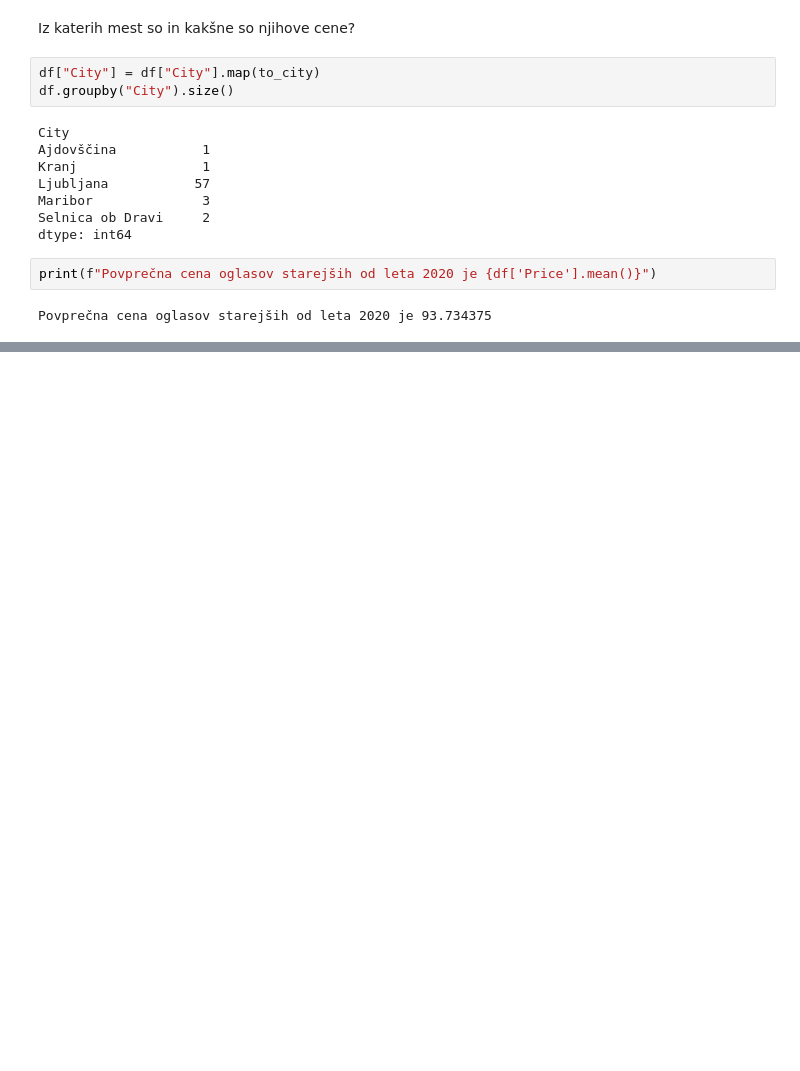
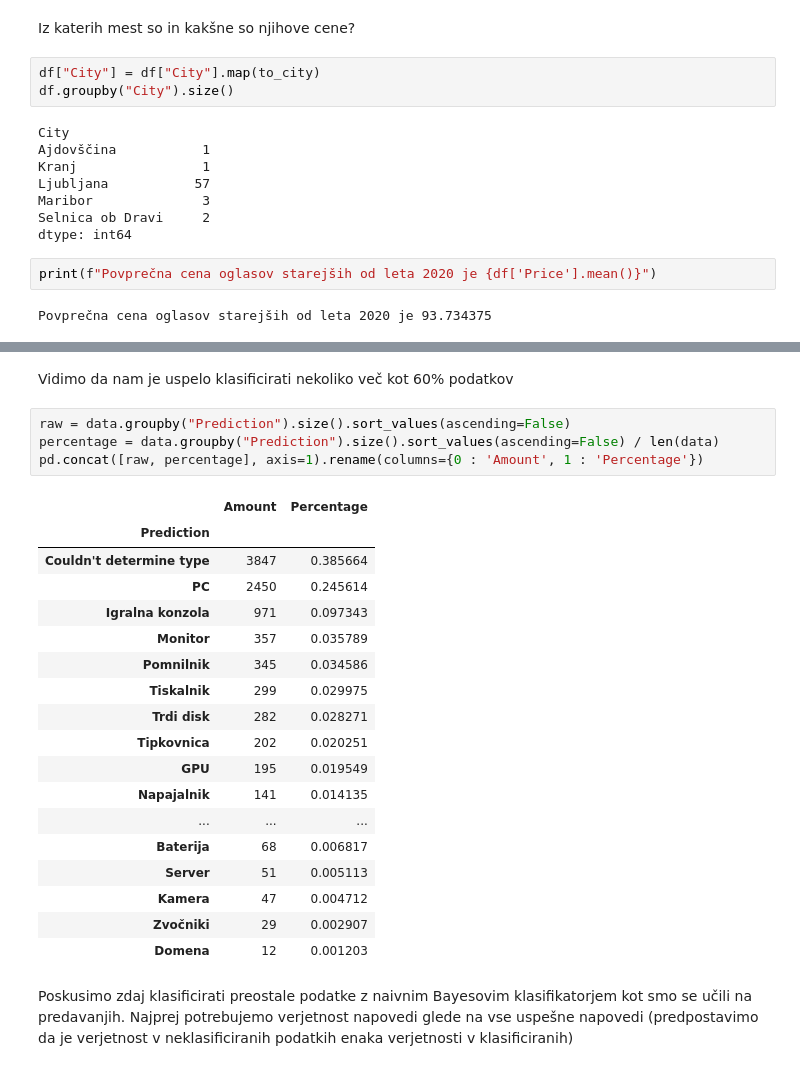
Before and after one commit to JakobPogacnikSouvent/bolha-racunalnistvo-advert-analysis, a Jupyter notebook: analiza.ipynb, the cells around one changed output, grey strips where cells are left out. Saved outputs shown, nothing was run; the diff lists cells and outputs as text; blank space fills up the shorter version.

Commit message:
Naivni bayesov klasifikator

```diff
--- a/analiza.ipynb
+++ b/analiza.ipynb
@@ -242,0 +296,27 @@ Povprečna cena oglasov starejših od leta 2020 je 93.734375
+# %% [markdown]
+Vidimo da nam je uspelo klasificirati nekoliko več kot 60% podatkov
+# %%
+raw = data.groupby("Prediction").size().sort_values(ascending=False)
+percentage = data.groupby("Prediction").size().sort_values(ascending=False) / len(data)
+pd.concat([raw, percentage], axis=1).rename(columns={0 : 'Amount', 1 : 'Percentage'})
+# %% [output]
+|  | Amount | Percentage |
+| Prediction |  |  |
+| Couldn't determine type | 3847 | 0.385664 |
+| PC | 2450 | 0.245614 |
+| Igralna konzola | 971 | 0.097343 |
+| Monitor | 357 | 0.035789 |
+| Pomnilnik | 345 | 0.034586 |
+| Tiskalnik | 299 | 0.029975 |
+| Trdi disk | 282 | 0.028271 |
+| Tipkovnica | 202 | 0.020251 |
+| GPU | 195 | 0.019549 |
+| Napajalnik | 141 | 0.014135 |
+| ... | ... | ... |
+| Baterija | 68 | 0.006817 |
+| Server | 51 | 0.005113 |
+| Kamera | 47 | 0.004712 |
+| Zvočniki | 29 | 0.002907 |
+| Domena | 12 | 0.001203 |
+# %% [markdown]
+Poskusimo zdaj klasificirati preostale podatke z naivnim Bayesovim klasifikatorjem kot smo se učili na predavanjih. Najprej potrebujemo verjetnost napovedi glede na vse uspešne napovedi (predpostavimo da je verjetnost v neklasificiranih podatkih enaka verjetnosti v klasificiranih)
```
Also changed, not shown: parts of 13 cells of this notebook.
